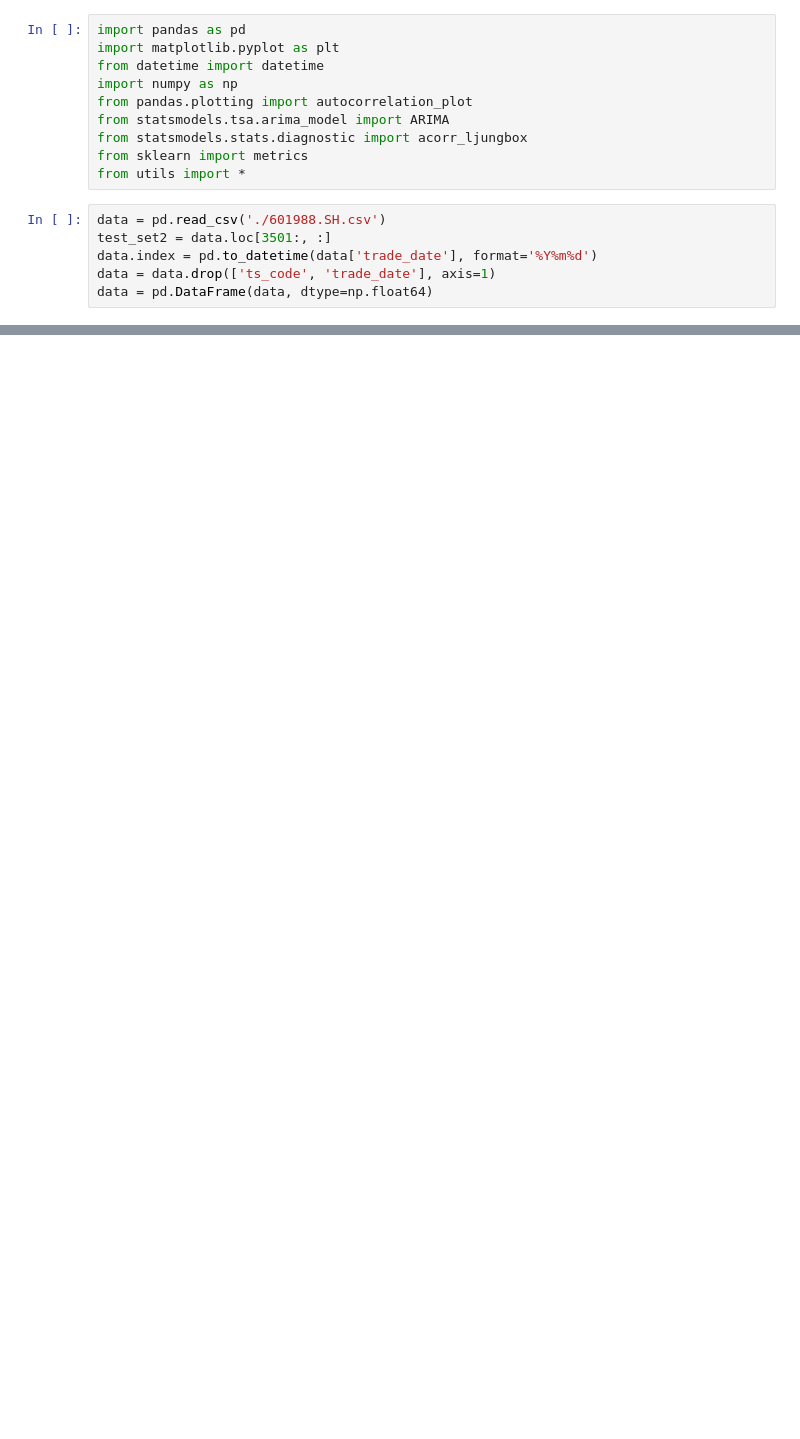
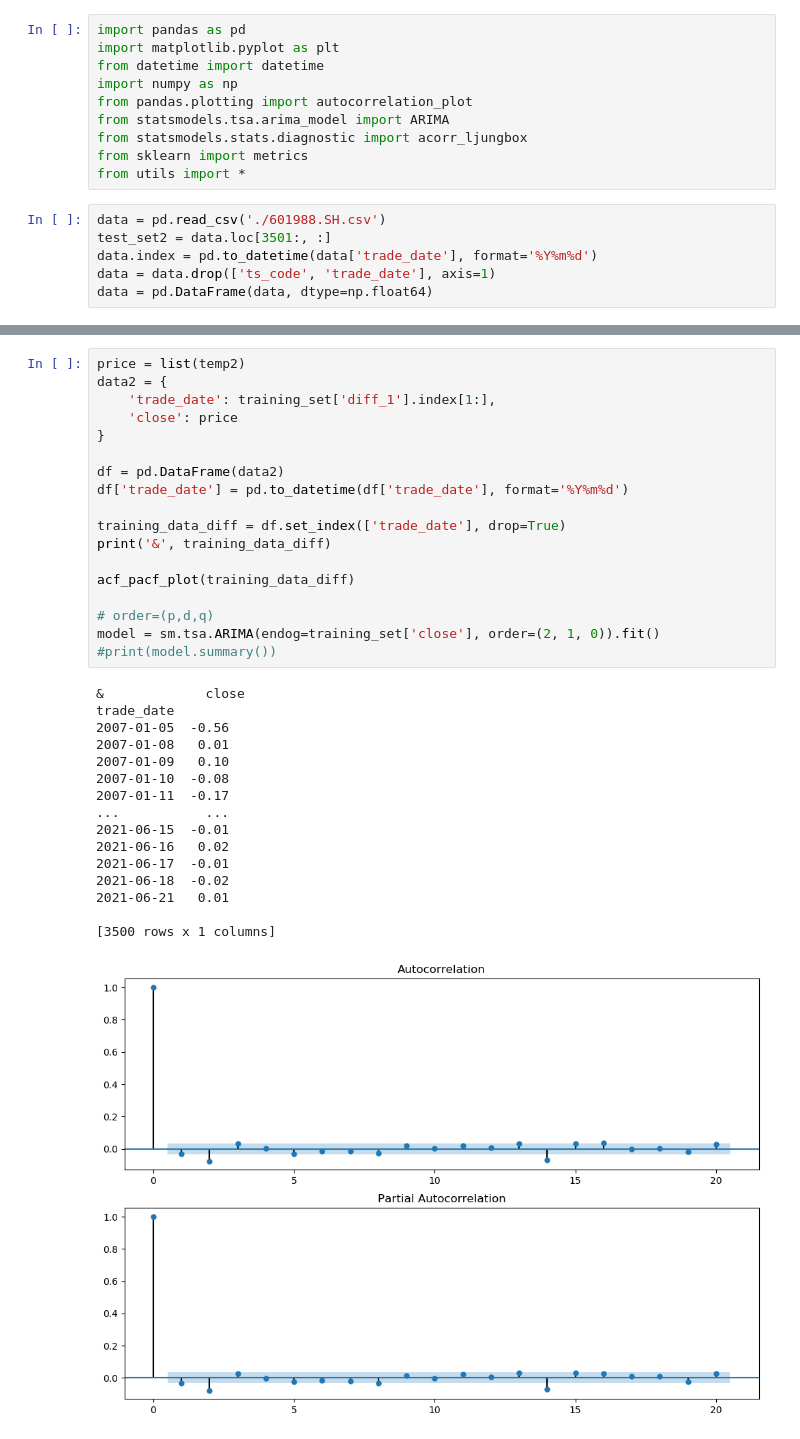
Before and after one commit to Hieucaohd/AttCLX, a Jupyter notebook: test_ARIMA.ipynb, the cells around one changed output, grey strips where cells are left out. Drawn from its saved outputs; the diff is of its cells as text; blank space fills up the shorter version.

```diff
--- a/test_ARIMA.ipynb
+++ b/test_ARIMA.ipynb
@@ -36,0 +88,35 @@ To register the converters:
+# %%
+price = list(temp2)
+data2 = {
+    'trade_date': training_set['diff_1'].index[1:],
+    'close': price
+}
+
+df = pd.DataFrame(data2)
+df['trade_date'] = pd.to_datetime(df['trade_date'], format='%Y%m%d')
+
+training_data_diff = df.set_index(['trade_date'], drop=True)
+print('&', training_data_diff)
+
+acf_pacf_plot(training_data_diff)
+
+# order=(p,d,q)
+model = sm.tsa.ARIMA(endog=training_set['close'], order=(2, 1, 0)).fit()
+#print(model.summary())
+# %% [output]
+&             close
+trade_date
+2007-01-05  -0.56
+2007-01-08   0.01
+2007-01-09   0.10
+2007-01-10  -0.08
+2007-01-11  -0.17
+...           ...
+2021-06-15  -0.01
+2021-06-16   0.02
+2021-06-17  -0.01
+2021-06-18  -0.02
+2021-06-21   0.01
+
+[3500 rows x 1 columns]
+[figure, added]
```
Also changed, not shown: parts of 13 cells of this notebook, 10 other files.
